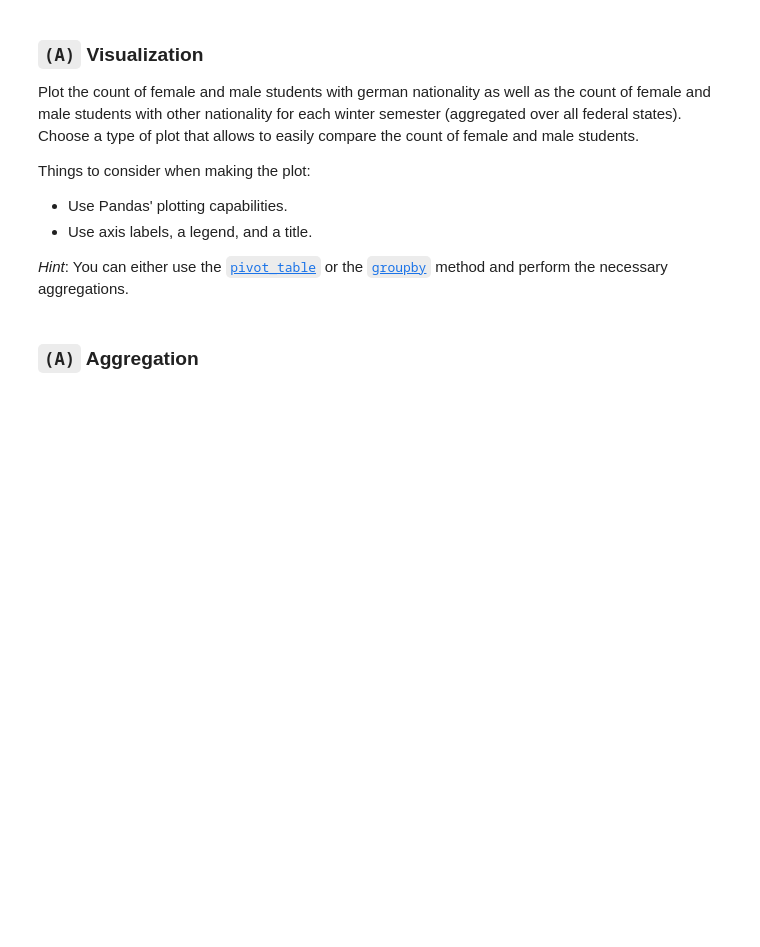
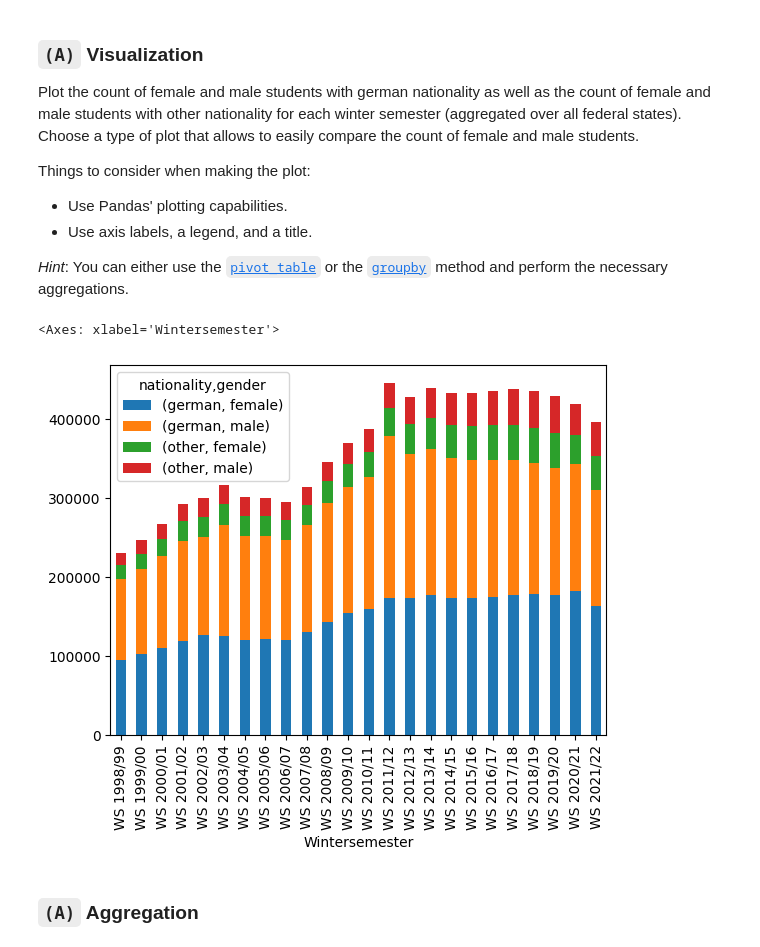
Before and after one commit to TimJoest/Datascience_2, a Jupyter notebook: MNM/Vorlesung/Pandas/10_recap/First-Year-Students_solutions.ipynb, the cells around one changed output. Saved outputs shown, nothing was run; the diff lists cells and outputs as text; code cells hidden in the pictures; blank space fills up the shorter version.

```diff
--- a/MNM/Vorlesung/Pandas/10_recap/First-Year-Students_solutions.ipynb
+++ b/MNM/Vorlesung/Pandas/10_recap/First-Year-Students_solutions.ipynb
@@ -71,5 +116,8 @@ Convert the `DataFrame` to a long format with the following column labels (*Hint
 * `"count"`: Number of first-year students of a certain nationality (other or german) and gender (female or male).
 * `"nationality_and_gender"`: Column with values being one of `"count_[female|male]_[other|german]"`.
 # %%
-...
+df_m = pd.melt(df,
+               id_vars=["Bundesland", "Wintersemester"],
+               var_name="nationality_and_gender",
+               value_name="count")
 # %%
@@ -83,5 +138,12 @@ Use the content of the `"nationality_and_gender"` column to generate columns:
 
 Finally, the column `"nationality_and_gender"` should be removed from the `DataFrame`.
 # %%
-...
+
+df_s = df_m
+df_s = (df_s
+            .assign(nationality = df_s.nationality_and_gender.str.split('_').apply(lambda x: x[0]),
+                    gender = df_s.nationality_and_gender.str.split('_').apply(lambda x: x[1]))
+
+            .drop('nationality_and_gender', axis=1)
+        )
 # %%
@@ -96,5 +165,11 @@ Change the type of the columns in the following manner:
 * `"nationality"`: category
 * `"gender"`: category
 # %%
-...
+df_s  = (df_s
+            .astype({'Bundesland': 'category',
+                     'Wintersemester': 'category',
+                     'count': np.uint16,
+                     'nationality': 'category',
+                     'gender': 'category'})
+        )
 # %%
@@ -111,7 +199,24 @@ Things to consider when making the plot:
 
 *Hint*: You can either use the [`pivot_table`](https://pandas.pydata.org/pandas-docs/stable/reference/api/pandas.DataFrame.pivot_table.html) or the [`groupby`](https://pandas.pydata.org/pandas-docs/stable/reference/api/pandas.DataFrame.groupby.html) method and perform the necessary aggregations.
 # %%
-...
+fig, axis = plt.subplots()
+
+(
+    df_s
+    .pivot_table(index='Wintersemester',
+                     columns=['nationality', 'gender'],
+                     values='count',
+                     aggfunc=np.sum)
+
+    .plot.bar(
+          stacked=True,
+          ax=axis
+          )
+
+)
+# %% [output]
+<Axes: xlabel='Wintersemester'>
+[figure, added]
 # %% [markdown]
 ### `(A)` Aggregation
 # %% [markdown]
```
Also changed, not shown: parts of 12 cells of this notebook, 2 other files.
